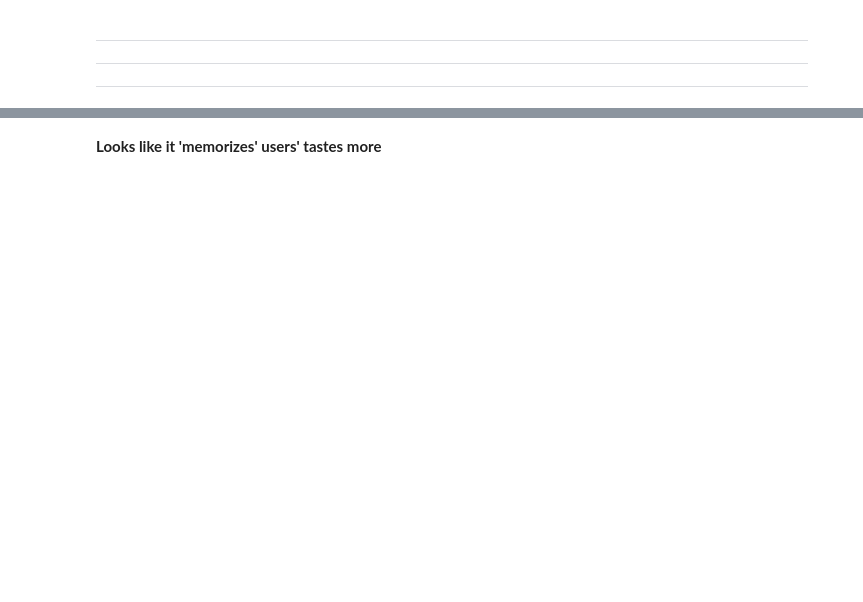
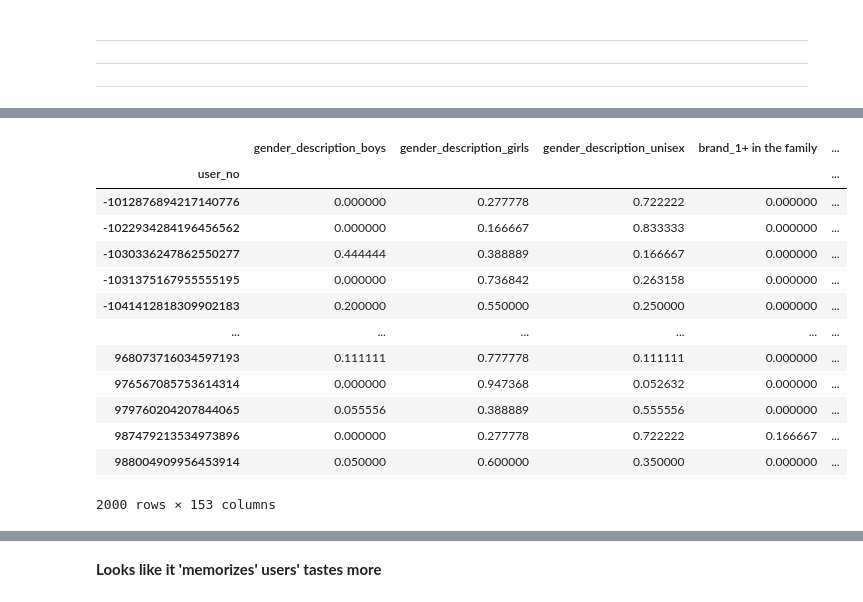
Before and after one commit to msvensson222/tfrs-retail-example, a Jupyter notebook: TFRS_Demo.ipynb, the cells around one changed output, grey strips where cells are left out. Saved outputs shown, nothing was run; the diff lists cells and outputs as text; code cells hidden in the pictures; blank space fills up the shorter version.

```diff
--- a/TFRS_Demo.ipynb
+++ b/TFRS_Demo.ipynb
@@ -440,5 +375,0 @@ for metric in metrics:
-# %%
-top_brands = train_df_filtered['brand'].value_counts()[:100].index
-top_groups = train_df_filtered['product_group'].value_counts()[:50].index
-train_df_filtered.loc[:, 'brand'] = train_df_filtered['brand'].apply(lambda x: x if x in top_brands else 'niche_brand')
-train_df_filtered.loc[:, 'product_group'] = train_df_filtered['product_group'].apply(lambda x: x if x in top_groups else 'niche_group')
@@ -489,0 +376,30 @@ item_model('206890150141030846')
+# %%
+top_brands = get_vocab(train_df_filtered, 'brand', 100)
+top_groups = get_vocab(train_df_filtered, 'product_group', 50)
+COLS_TO_KEEP = ['gender_description', 'brand', 'product_group']
+
+def precompute_embeddings(df, agg_col):
+    df.loc[:, 'brand'] = df['brand'].apply(lambda x: x if x in top_brands else 'other')
+    df.loc[:, 'product_group'] = df['product_group'].apply(lambda x: x if x in top_groups else 'other')
+    df_one_hot = pd.get_dummies(df[COLS_TO_KEEP + [agg_col]], columns=COLS_TO_KEEP)
+    return df_one_hot.groupby(agg_col).agg('mean')
+# %%
+precomputed_user_embeddings = precompute_embeddings(train_df_filtered, agg_col='user_no')
+precomputed_item_embeddings = precompute_embeddings(item_info_df, agg_col='item_no')
+# %%
+display(precomputed_user_embeddings)
+# %% [output]
+|  | gender_description_boys | gender_description_girls | gender_description_unisex | brand_1+ in the family | ... |
+| user_no |  |  |  |  | ... |
+| -1012876894217140776 | 0.000000 | 0.277778 | 0.722222 | 0.000000 | ... |
+| -1022934284196456562 | 0.000000 | 0.166667 | 0.833333 | 0.000000 | ... |
+| -1030336247862550277 | 0.444444 | 0.388889 | 0.166667 | 0.000000 | ... |
+| -1031375167955555195 | 0.000000 | 0.736842 | 0.263158 | 0.000000 | ... |
+| -1041412818309902183 | 0.200000 | 0.550000 | 0.250000 | 0.000000 | ... |
+| ... | ... | ... | ... | ... | ... |
+| 968073716034597193 | 0.111111 | 0.777778 | 0.111111 | 0.000000 | ... |
+| 976567085753614314 | 0.000000 | 0.947368 | 0.052632 | 0.000000 | ... |
+| 979760204207844065 | 0.055556 | 0.388889 | 0.555556 | 0.000000 | ... |
+| 987479213534973896 | 0.000000 | 0.277778 | 0.722222 | 0.166667 | ... |
+| 988004909956453914 | 0.050000 | 0.600000 | 0.350000 | 0.000000 | ... |
+2000 rows × 153 columns
```
Also changed, not shown: parts of 72 cells of this notebook.
